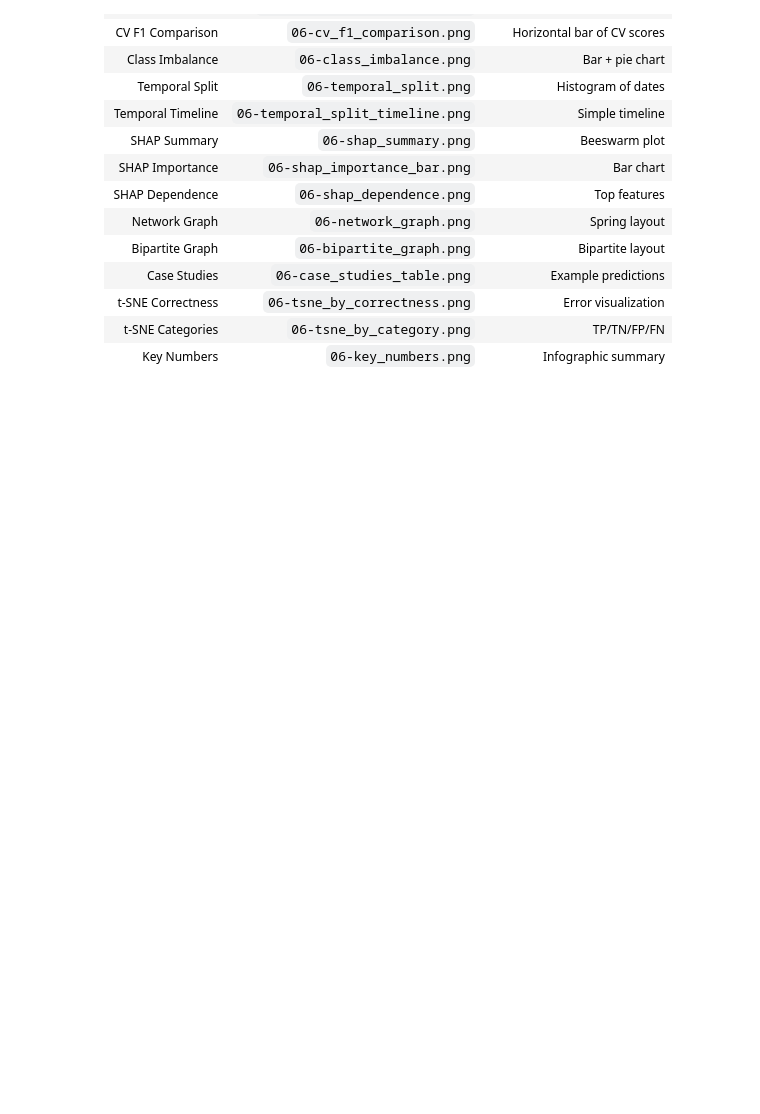
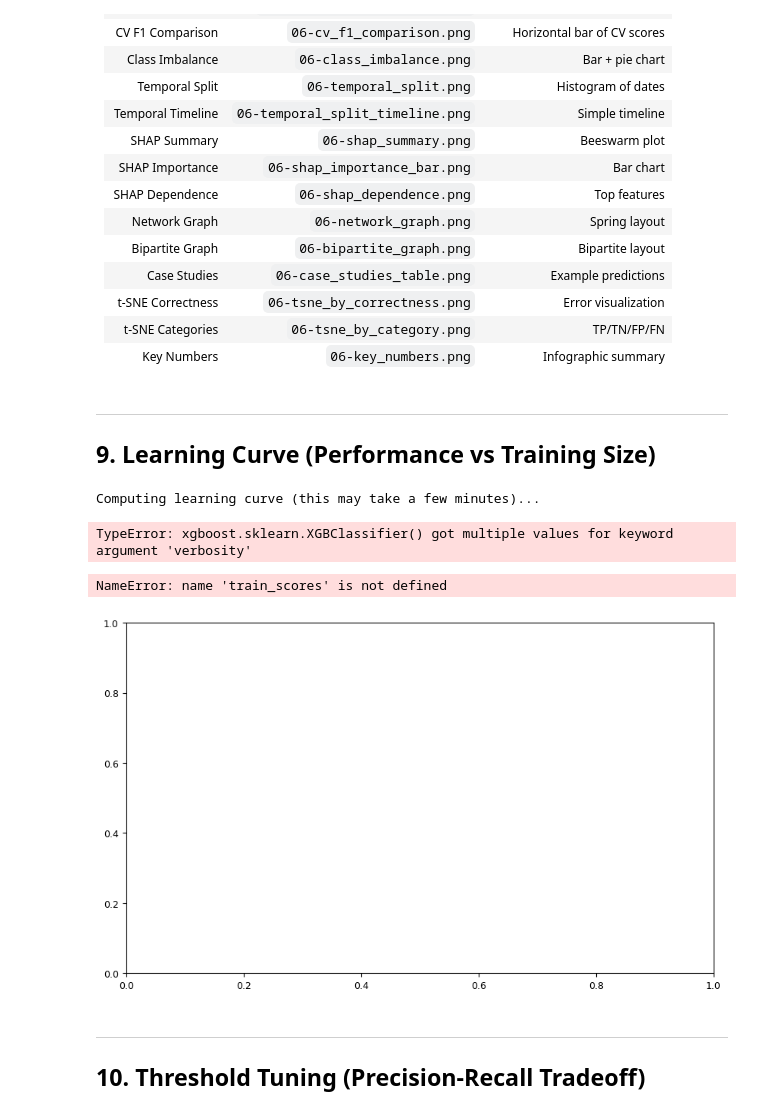
Before and after one commit to Vladislav-Antipin/DALAS-Project, a Jupyter notebook: notebooks/06-additional_figures.ipynb, the cells around one changed output. Saved outputs shown, nothing was run; the diff lists cells and outputs as text; code cells hidden in the pictures; blank space fills up the shorter version.

Commit message:
more additional figures (with bugs)

```diff
--- a/notebooks/06-additional_figures.ipynb
+++ b/notebooks/06-additional_figures.ipynb
@@ -833,3 +833,81 @@ plt.show()
 | t-SNE Correctness | `06-tsne_by_correctness.png` | Error visualization |
 | t-SNE Categories | `06-tsne_by_category.png` | TP/TN/FP/FN |
 | Key Numbers | `06-key_numbers.png` | Infographic summary |
+# %% [markdown]
+---
+## 9. Learning Curve (Performance vs Training Size)
+# %%
+from sklearn.model_selection import learning_curve
+from xgboost import XGBClassifier
+
+# Learning curve for XGBoost
+print("Computing learning curve (this may take a few minutes)...")
+
+# Use the XGBoost model with same hyperparameters
+xgb_pipeline = models['xgb']
+xgb_params = xgb_pipeline.named_steps['xgb'].get_params()
+
+# Create a fresh pipeline for learning curve
+from sklearn.pipeline import Pipeline
+from sklearn.compose import ColumnTransformer
+from sklearn.preprocessing import StandardScaler
+
+num_cols = X.select_dtypes(include=["float64", "int64"]).columns.tolist()
+preprocessor_lc = ColumnTransformer([("scaler", StandardScaler(), num_cols)], remainder="passthrough")
+xgb_lc = XGBClassifier(**{k: v for k, v in xgb_params.items() if k != 'n_jobs'}, n_jobs=-1, verbosity=0)
+pipeline_lc = Pipeline([("preprocess", preprocessor_lc), ("xgb", xgb_lc)])
+
+train_sizes, train_scores, val_scores = learning_curve(
+    pipeline_lc, X_train, y_train,
+    train_sizes=np.linspace(0.1, 1.0, 10),
+    cv=5, scoring='f1', n_jobs=-1
+)
+
+print("Done!")
+# %% [output]
+Computing learning curve (this may take a few minutes)...
+TypeError: xgboost.sklearn.XGBClassifier() got multiple values for keyword argument 'verbosity'
+# %%
+# Plot learning curve
+fig, ax = plt.subplots(figsize=(10, 6))
+
+train_mean = train_scores.mean(axis=1)
+train_std = train_scores.std(axis=1)
+val_mean = val_scores.mean(axis=1)
+val_std = val_scores.std(axis=1)
+
+ax.fill_between(train_sizes, train_mean - train_std, train_mean + train_std, alpha=0.2, color='#3498db')
+ax.fill_between(train_sizes, val_mean - val_std, val_mean + val_std, alpha=0.2, color='#e74c3c')
+
+ax.plot(train_sizes, train_mean, 'o-', color='#3498db', label='Training F1', linewidth=2)
+ax.plot(train_sizes, val_mean, 'o-', color='#e74c3c', label='Validation F1', linewidth=2)
+
+ax.set_xlabel('Training Set Size')
+ax.set_ylabel('F1 Score')
+ax.set_title('Learning Curve: XGBoost')
+ax.legend(loc='lower right')
+ax.set_ylim(0.4, 1.0)
+ax.grid(True, alpha=0.3)
+ax.spines['top'].set_visible(False)
+ax.spines['right'].set_visible(False)
+
+# Add annotations
+ax.annotate(f'Final: {val_mean[-1]:.3f}',
+            xy=(train_sizes[-1], val_mean[-1]),
+            xytext=(train_sizes[-1] - 100, val_mean[-1] + 0.05),
+            fontsize=10, ha='right',
+            arrowprops=dict(arrowstyle='->', color='gray'))
+
+plt.tight_layout()
+if SAVE_FIGS:
+    plt.savefig(FIG_PATH + "06-learning_curve.png", dpi=300, bbox_inches="tight")
+plt.show()
+
+print(f"Training F1 at max size: {train_mean[-1]:.3f} ± {train_std[-1]:.3f}")
+print(f"Validation F1 at max size: {val_mean[-1]:.3f} ± {val_std[-1]:.3f}")
+# %% [output]
+NameError: name 'train_scores' is not defined
+[figure, added]
+# %% [markdown]
+---
+## 10. Threshold Tuning (Precision-Recall Tradeoff)
```
Also changed, not shown: parts of 17 cells of this notebook.
